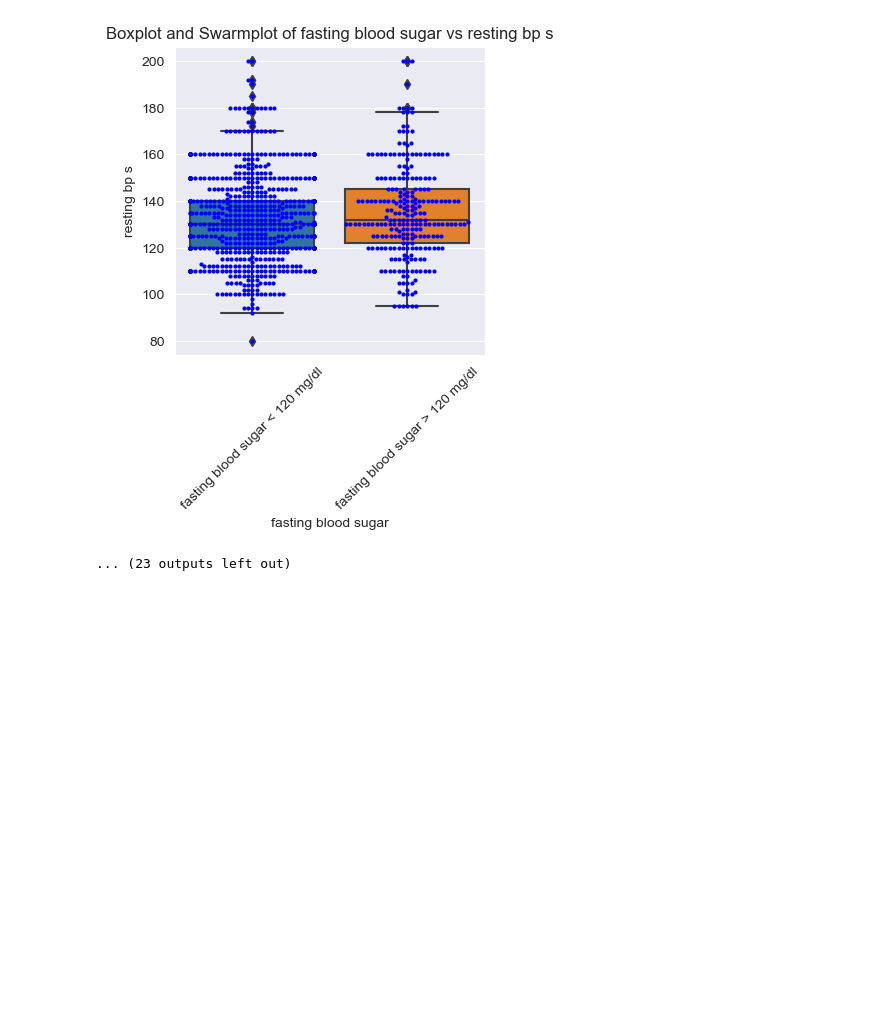
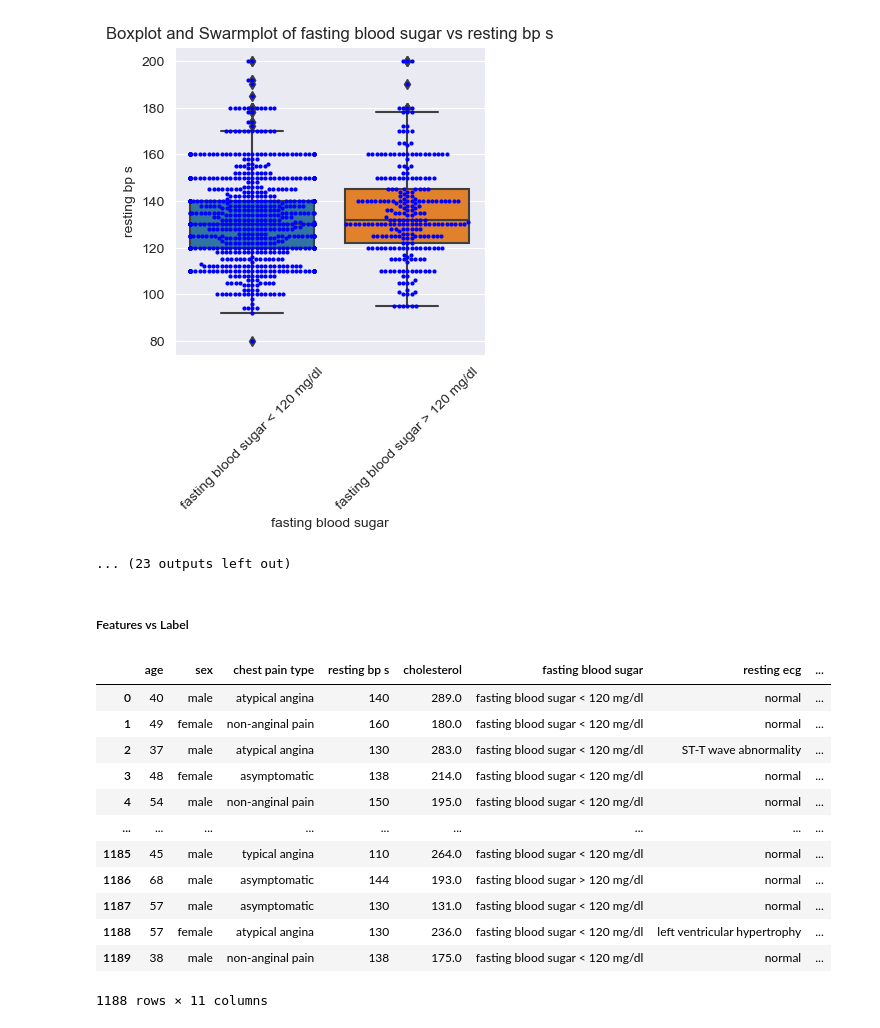
Before and after one commit to OthmaneSelloum/Heart-disease-prediction, a Jupyter notebook: Prediction Notebook.ipynb, the cells around one changed output. Saved outputs shown, nothing was run; the diff lists cells and outputs as text; code cells hidden in the pictures; blank space fills up the shorter version.

Commit message:
Features vs Label

```diff
--- a/Prediction Notebook.ipynb
+++ b/Prediction Notebook.ipynb
@@ -329,3 +329,24 @@ for i in categorical_variables:
 [figure]
 [figure]
 ... (23 outputs left out)
+# %% [markdown]
+##### Features vs Label
+# %%
+X = data.iloc[: , :-1] #features
+y = data.iloc[: , -1] #label
+# %%
+X
+# %% [output]
+|  | age | sex | chest pain type | resting bp s | cholesterol | fasting blood sugar | resting ecg | ... |
+| 0 | 40 | male | atypical angina | 140 | 289.0 | fasting blood sugar < 120 mg/dl | normal | ... |
+| 1 | 49 | female | non-anginal pain | 160 | 180.0 | fasting blood sugar < 120 mg/dl | normal | ... |
+| 2 | 37 | male | atypical angina | 130 | 283.0 | fasting blood sugar < 120 mg/dl | ST-T wave abnormality | ... |
+| 3 | 48 | female | asymptomatic | 138 | 214.0 | fasting blood sugar < 120 mg/dl | normal | ... |
+| 4 | 54 | male | non-anginal pain | 150 | 195.0 | fasting blood sugar < 120 mg/dl | normal | ... |
+| ... | ... | ... | ... | ... | ... | ... | ... | ... |
+| 1185 | 45 | male | typical angina | 110 | 264.0 | fasting blood sugar < 120 mg/dl | normal | ... |
+| 1186 | 68 | male | asymptomatic | 144 | 193.0 | fasting blood sugar > 120 mg/dl | normal | ... |
+| 1187 | 57 | male | asymptomatic | 130 | 131.0 | fasting blood sugar < 120 mg/dl | normal | ... |
+| 1188 | 57 | female | atypical angina | 130 | 236.0 | fasting blood sugar < 120 mg/dl | left ventricular hypertrophy | ... |
+| 1189 | 38 | male | non-anginal pain | 138 | 175.0 | fasting blood sugar < 120 mg/dl | normal | ... |
+1188 rows × 11 columns
```
Also changed, not shown: parts of 1 cell of this notebook.
